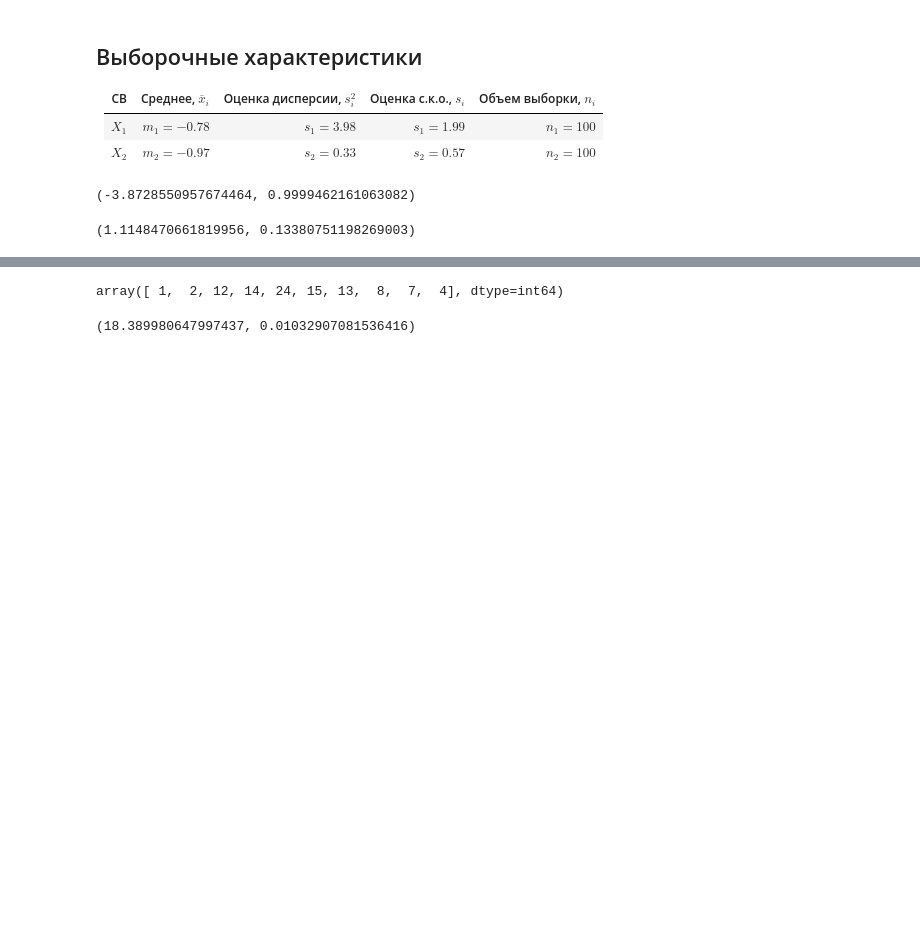
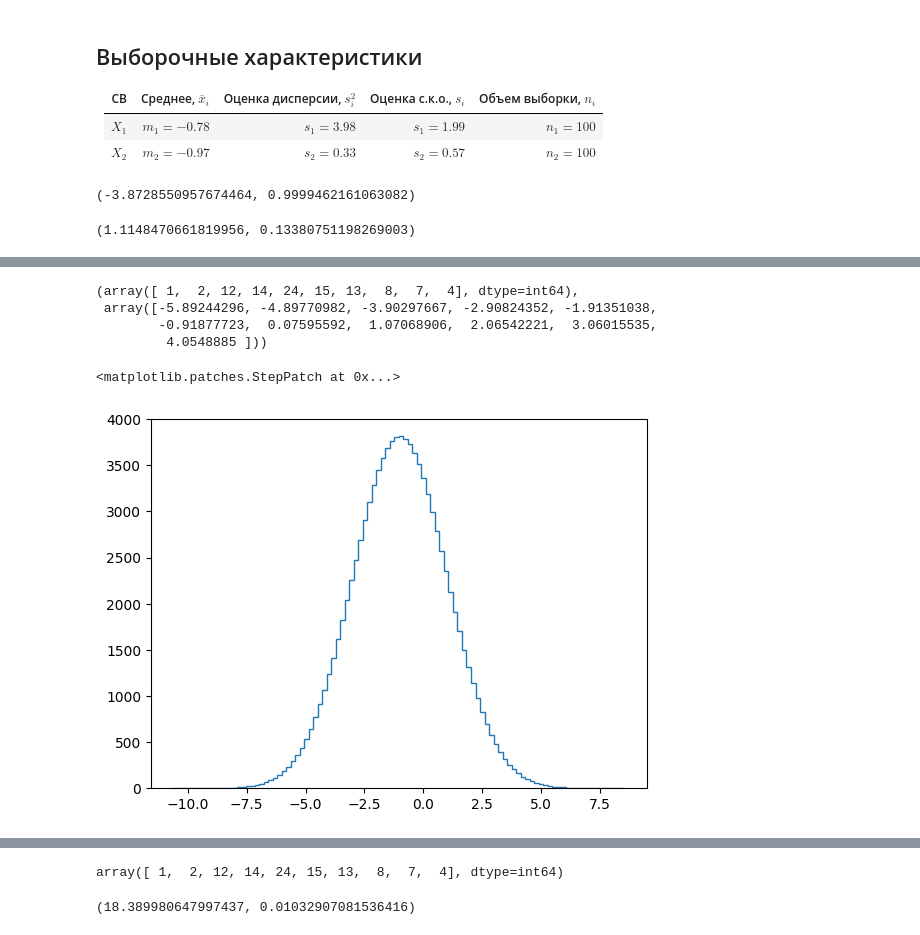
Before and after one commit to MEPhI-Floppas/matstat.py, a Jupyter notebook: lab1.ipynb, the cells around one changed output, grey strips where cells are left out. Drawn from its saved outputs; the diff is of its cells as text; code cells hidden in the pictures; blank space fills up the shorter version.

```diff
--- a/lab1.ipynb
+++ b/lab1.ipynb
@@ -145,0 +167,13 @@ Z, p_value
+# %%
+np.histogram(X1, bins=num)
+# %% [output]
+(array([ 1,  2, 12, 14, 24, 15, 13,  8,  7,  4], dtype=int64),
+ array([-5.89244296, -4.89770982, -3.90297667, -2.90824352, -1.91351038,
+        -0.91877723,  0.07595592,  1.07068906,  2.06542221,  3.06015535,
+         4.0548885 ]))
+# %%
+x = np.linspace(bins[0], bins[-1], 201)
+plt.stairs(stats.norm.pdf(x, -1, 2)[1::2] * 1000 * (bins[-1] - bins[0]), bins)
+# %% [output]
+<matplotlib.patches.StepPatch at 0x...>
+[figure, added]
```
Also changed, not shown: parts of 11 cells of this notebook, 1 other file.
